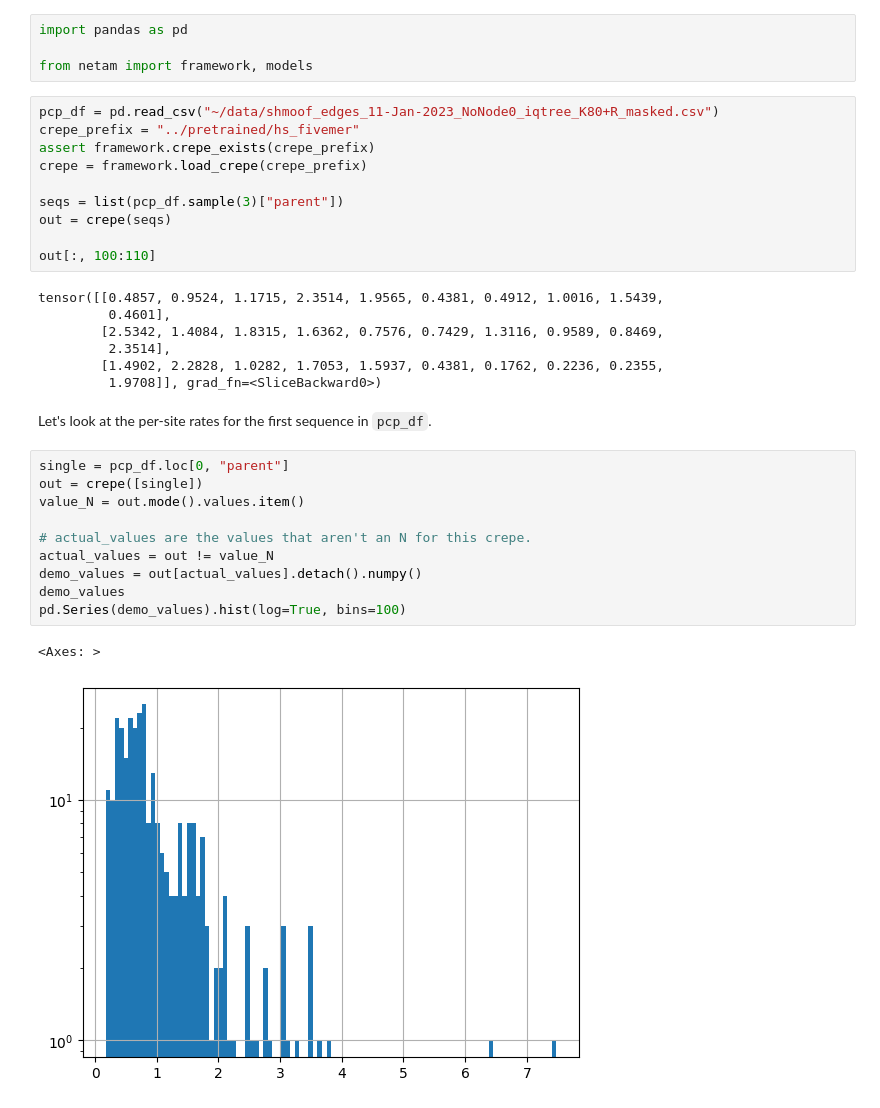
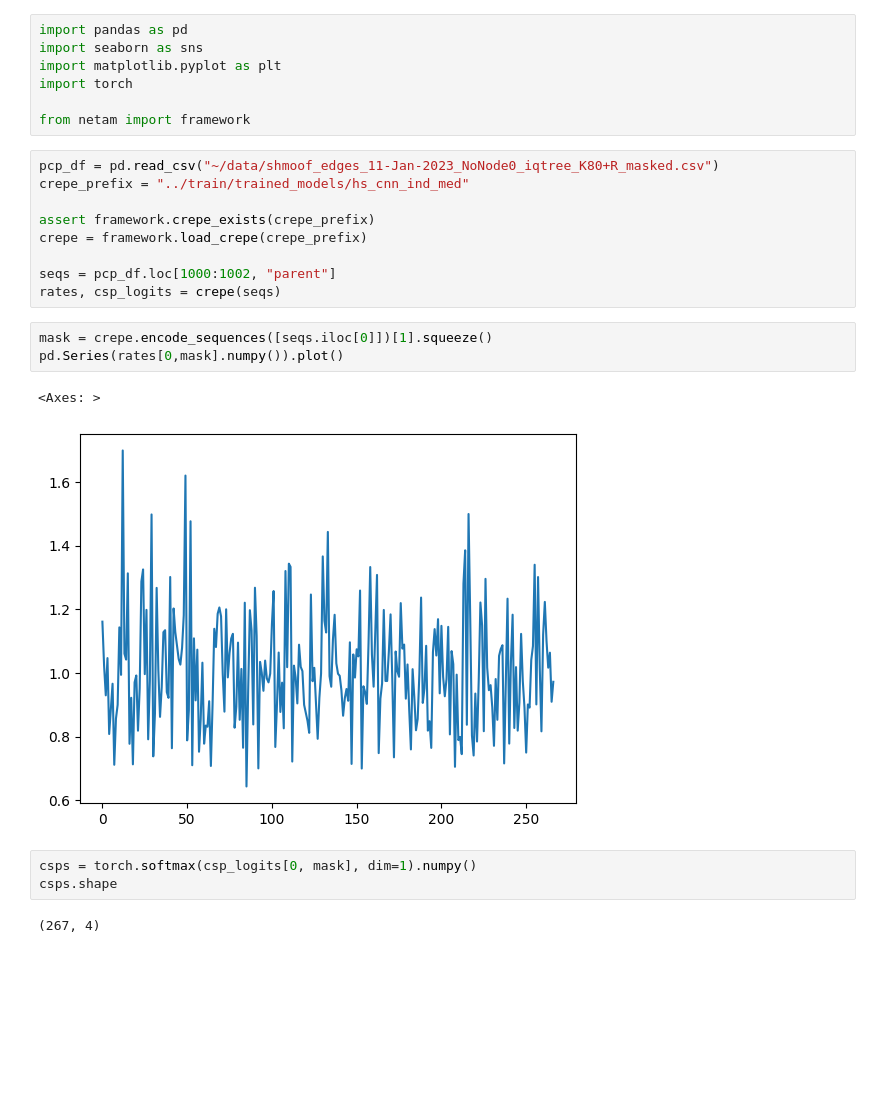
Before and after one commit to matsengrp/thrifty-experiments-1, a Jupyter notebook: human/crepe_demo.ipynb, the cells around one changed output. Drawn from its saved outputs; the diff is of its cells as text; blank space fills up the shorter version.

Commit message:
a first per-base model

```diff
--- a/human/crepe_demo.ipynb
+++ b/human/crepe_demo.ipynb
@@ -1,36 +1,27 @@
 # %%
 import pandas as pd
+import seaborn as sns
+import matplotlib.pyplot as plt
+import torch
 
-from netam import framework, models
+from netam import framework
 # %%
 pcp_df = pd.read_csv("~/data/shmoof_edges_11-Jan-2023_NoNode0_iqtree_K80+R_masked.csv")
-crepe_prefix = "../pretrained/hs_fivemer"
+crepe_prefix = "../train/trained_models/hs_cnn_ind_med"
+
 assert framework.crepe_exists(crepe_prefix)
 crepe = framework.load_crepe(crepe_prefix)
 
-seqs = list(pcp_df.sample(3)["parent"])
-out = crepe(seqs)
-
-out[:, 100:110]
+seqs = pcp_df.loc[1000:1002, "parent"]
+rates, csp_logits = crepe(seqs)
-# %% [output]
-tensor([[0.4857, 0.9524, 1.1715, 2.3514, 1.9565, 0.4381, 0.4912, 1.0016, 1.5439,
-         0.4601],
-        [2.5342, 1.4084, 1.8315, 1.6362, 0.7576, 0.7429, 1.3116, 0.9589, 0.8469,
-         2.3514],
-        [1.4902, 2.2828, 1.0282, 1.7053, 1.5937, 0.4381, 0.1762, 0.2236, 0.2355,
-         1.9708]], grad_fn=<SliceBackward0>)
-# %% [markdown]
-Let's look at the per-site rates for the first sequence in `pcp_df`.
-# %%
-single = pcp_df.loc[0, "parent"]
-out = crepe([single])
-value_N = out.mode().values.item()
-
-# actual_values are the values that aren't an N for this crepe.
-actual_values = out != value_N
-demo_values = out[actual_values].detach().numpy()
-demo_values
-pd.Series(demo_values).hist(log=True, bins=100)
-# %% [output]
-<Axes: >
-[figure, removed]
+# %%
+mask = crepe.encode_sequences([seqs.iloc[0]])[1].squeeze()
+pd.Series(rates[0,mask].numpy()).plot()
+# %% [output]
+<Axes: >
+[figure, added]
+# %%
+csps = torch.softmax(csp_logits[0, mask], dim=1).numpy()
+csps.shape
+# %% [output]
+(267, 4)
```
Also changed, not shown: parts of 2 cells of this notebook, 3 other files.
